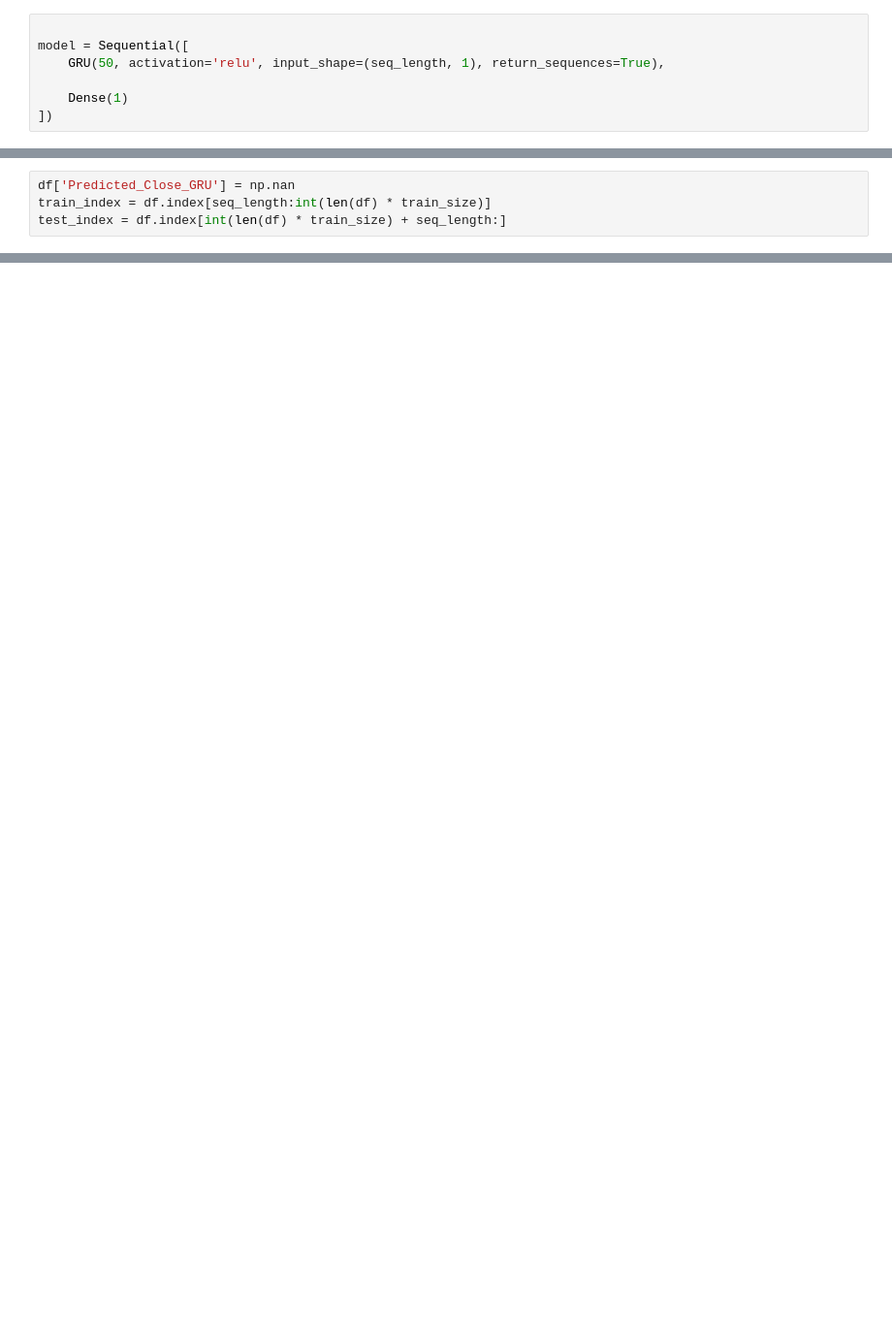
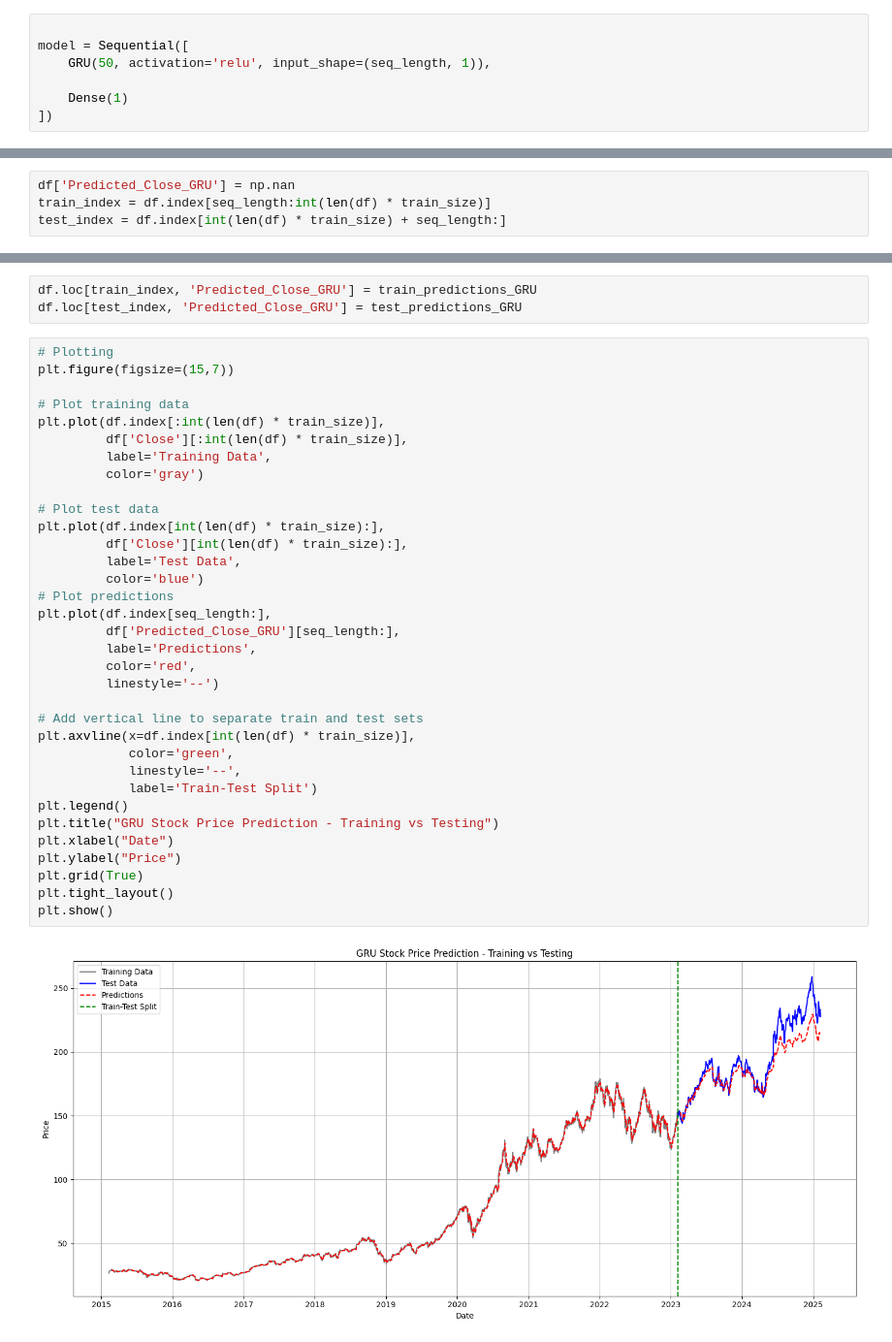
Before and after one commit to abdenour234/ProjetTimeSeries, a Jupyter notebook: ANN/RNN-LSTM.ipynb, the cells around one changed output, grey strips where cells are left out. Shown: that part at 97% size. Cells and saved outputs as stored; diff of their text form; blank space fills up the shorter version.

```diff
--- a/ANN/RNN-LSTM.ipynb
+++ b/ANN/RNN-LSTM.ipynb
@@ -337,7 +337,7 @@ plt.show()
 # %%
 
 model = Sequential([
-    GRU(50, activation='relu', input_shape=(seq_length, 1), return_sequences=True),
+    GRU(50, activation='relu', input_shape=(seq_length, 1)),
 
     Dense(1)
 ])
@@ -384,0 +383,39 @@ ValueError: Found array with dim 3. None expected <= 2.
+# %%
+df.loc[train_index, 'Predicted_Close_GRU'] = train_predictions_GRU
+df.loc[test_index, 'Predicted_Close_GRU'] = test_predictions_GRU
+# %%
+# Plotting
+plt.figure(figsize=(15,7))
+
+# Plot training data
+plt.plot(df.index[:int(len(df) * train_size)],
+         df['Close'][:int(len(df) * train_size)],
+         label='Training Data',
+         color='gray')
+
+# Plot test data
+plt.plot(df.index[int(len(df) * train_size):],
+         df['Close'][int(len(df) * train_size):],
+         label='Test Data',
+         color='blue')
+# Plot predictions
+plt.plot(df.index[seq_length:],
+         df['Predicted_Close_GRU'][seq_length:],
+         label='Predictions',
+         color='red',
+         linestyle='--')
+
+# Add vertical line to separate train and test sets
+plt.axvline(x=df.index[int(len(df) * train_size)],
+            color='green',
+            linestyle='--',
+            label='Train-Test Split')
+plt.legend()
+plt.title("GRU Stock Price Prediction - Training vs Testing")
+plt.xlabel("Date")
+plt.ylabel("Price")
+plt.grid(True)
+plt.tight_layout()
+plt.show()
+# %% [output]
+[figure, added]
```
Also changed, not shown: parts of 12 cells of this notebook, 1 other file.
